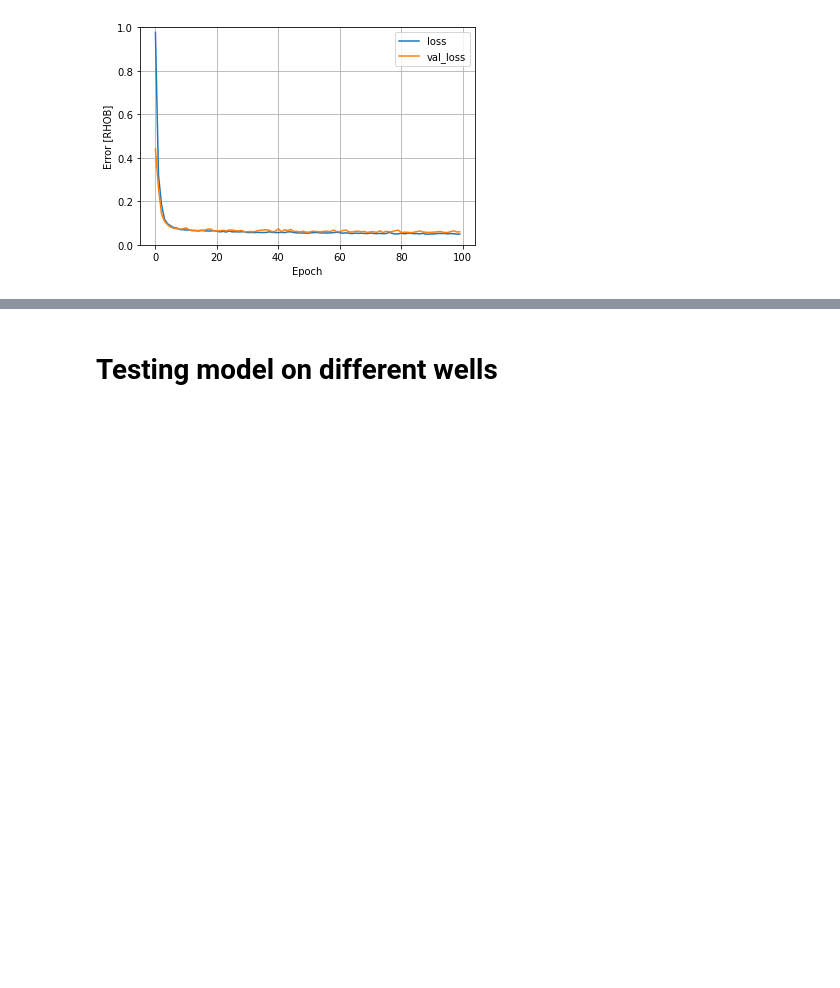
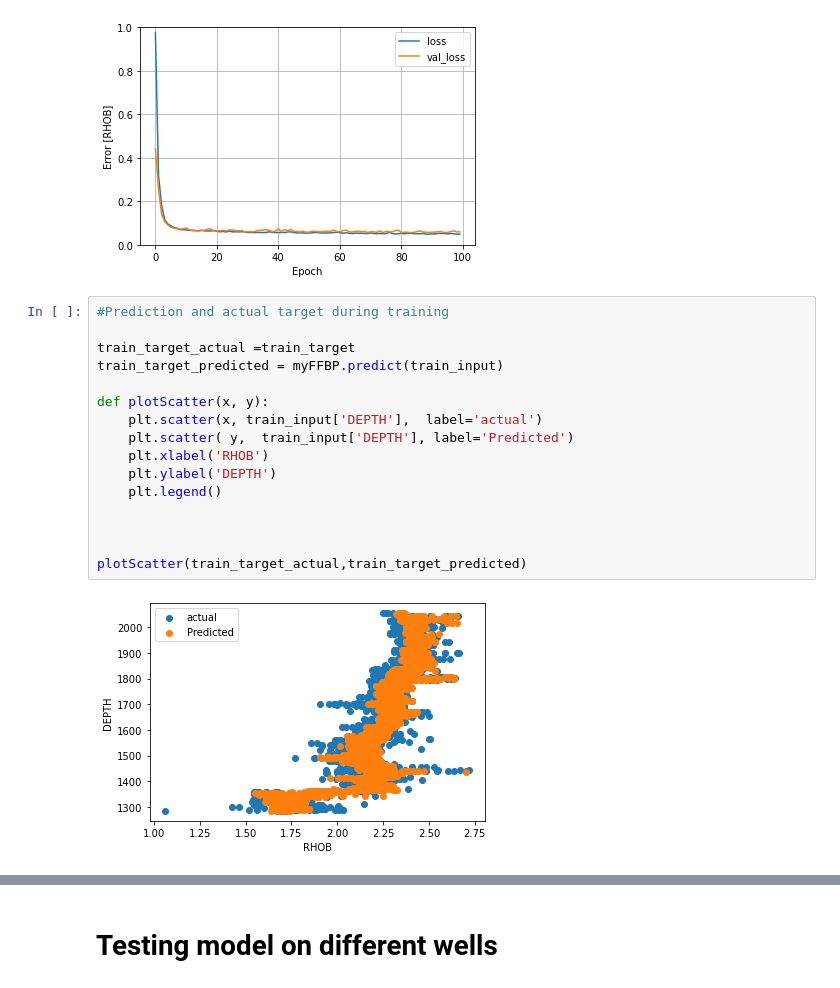
Before and after one commit to dernestbank/Lithology-Log-prediction-, a Jupyter notebook: ANN Comparing models.ipynb, the cells around one changed output, grey strips where cells are left out. Saved outputs shown, nothing was run; the diff lists cells and outputs as text; blank space fills up the shorter version.

```diff
--- a/ANN Comparing models.ipynb
+++ b/ANN Comparing models.ipynb
@@ -224,4 +255,22 @@ def plot_loss(arg):
 plot_loss(myFFBPtraining)
 # %% [output]
 [figure]
+# %%
+#Prediction and actual target during training
+
+train_target_actual =train_target
+train_target_predicted = myFFBP.predict(train_input)
+
+def plotScatter(x, y):
+    plt.scatter(x, train_input['DEPTH'],  label='actual')
+    plt.scatter( y,  train_input['DEPTH'], label='Predicted')
+    plt.xlabel('RHOB')
+    plt.ylabel('DEPTH')
+    plt.legend()
+
+
+
+plotScatter(train_target_actual,train_target_predicted)
+# %% [output]
+[figure, added]
 # %%
```
Also changed, not shown: parts of 18 cells of this notebook, 3 other files.
